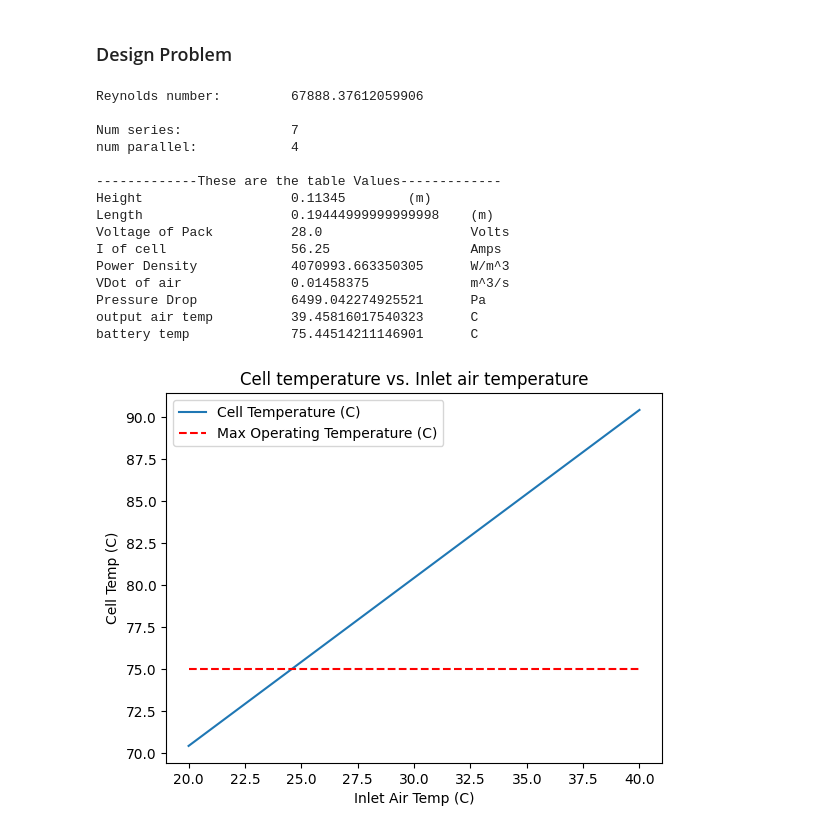
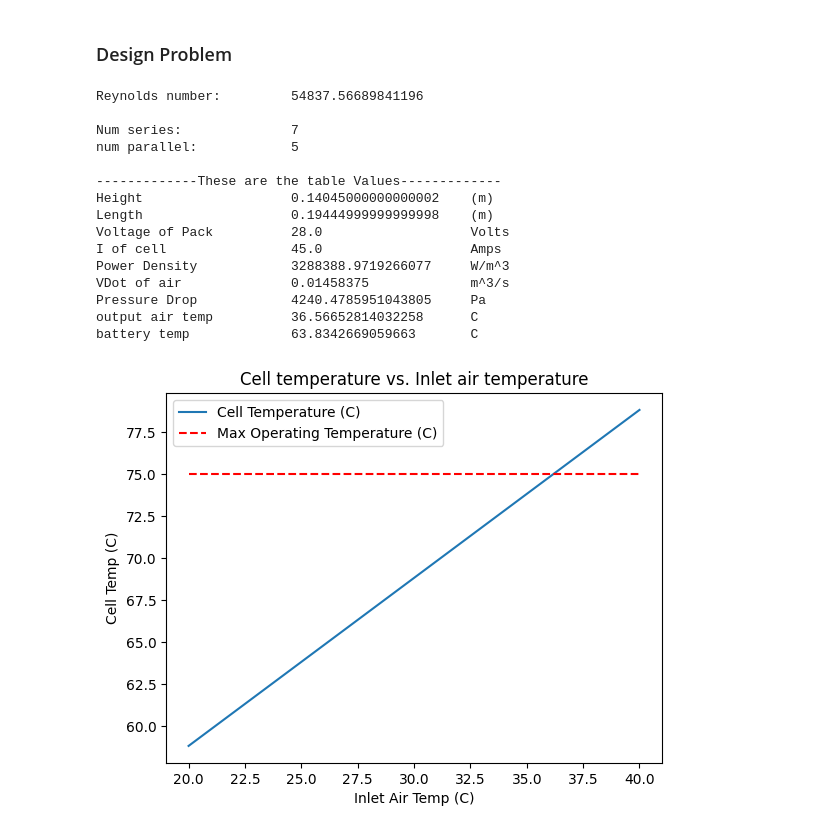
Before and after one commit to mjsamp99/Design-Problem, a Jupyter notebook: prob.ipynb, the cells around one changed output. Cells and saved outputs as stored; diff of their text form; code cells hidden in the pictures.

```diff
--- a/prob.ipynb
+++ b/prob.ipynb
@@ -39,7 +39,7 @@ Pr = .707
 # ----------------Chosen Variables--------------
 # number and type of batteries
 numSeries = 7  # reqVolts/voltageBattery
-numParellel = 4  # reqAmps/safeOpCurr  # fixed
+numParellel = 5  # reqAmps/safeOpCurr  # fixed
 
 # battery spacing
 sL = 27/1000  # mm ->m
@@ -173,39 +173,39 @@ def plot():
     # save the figure
     plt.savefig('plot.png')
 
     # Display the plot
     plt.show()
 
 
 print()
 
 print("Reynolds number:\t", findRe())
 print("\nNum series:\t\t", numSeries, "\nnum parallel:\t\t",  numParellel)
 
 print("\n-------------These are the table Values-------------")
 print("Height\t\t\t", height, "\t(m)\nLength \t\t\t", length, "\t(m)")
 print("Voltage of Pack\t\t", arrVoltage,
       "\t\t\tVolts\nI of cell\t\t", currentBattery, "\t\t\tAmps")
 print("Power Density\t\t", findPowerDensity(), "\tW/m^3")
 print("VDot of air\t\t", findVDotAir(), "\t\tm^3/s")
 print("Pressure Drop\t\t", findPressureDrop(), "\tPa")
 t = findTempsPack()
 print("output air temp\t\t", t[1], "\tC\nbattery temp\t\t", t[0], "\tC")
 plot()
 # %% [output]
-Reynolds number:         67888.37612059906
+Reynolds number:         54837.56689841196
 
 Num series:              7
-num parallel:            4
+num parallel:            5
 
 -------------These are the table Values-------------
-Height                   0.11345        (m)
+Height                   0.14045000000000002    (m)
 Length                   0.19444999999999998    (m)
 Voltage of Pack          28.0                   Volts
-I of cell                56.25                  Amps
-Power Density            4070993.663350305      W/m^3
+I of cell                45.0                   Amps
+Power Density            3288388.9719266077     W/m^3
 VDot of air              0.01458375             m^3/s
-Pressure Drop            6499.042274925521      Pa
-output air temp          39.45816017540323      C
-battery temp             75.44514211146901      C
+Pressure Drop            4240.4785951043805     Pa
+output air temp          36.56652814032258      C
+battery temp             63.8342669059663       C
-[figure, old version]
+[figure, new version]
```
Also changed, not shown: 3 other files.
